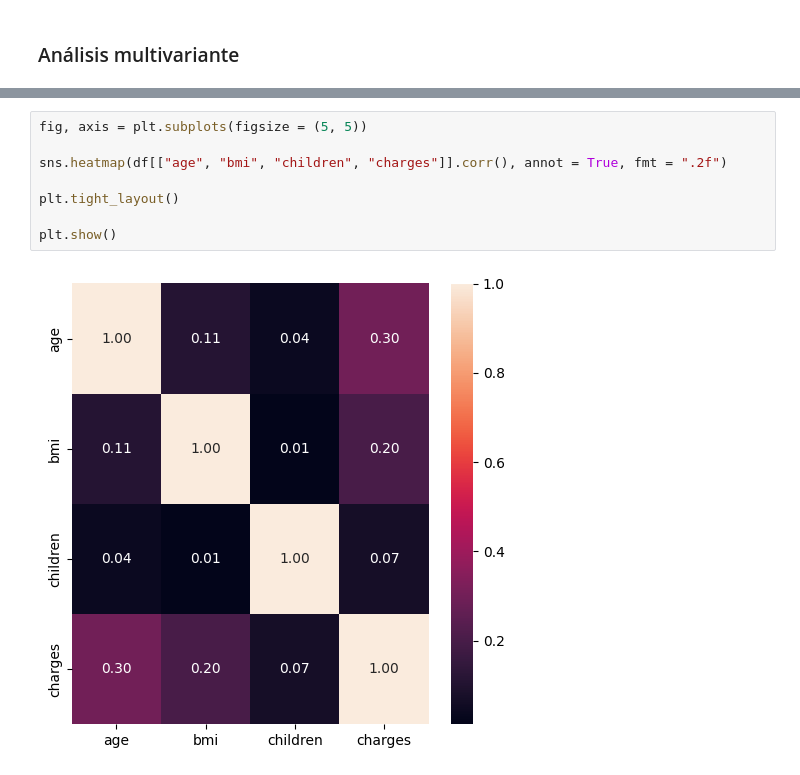
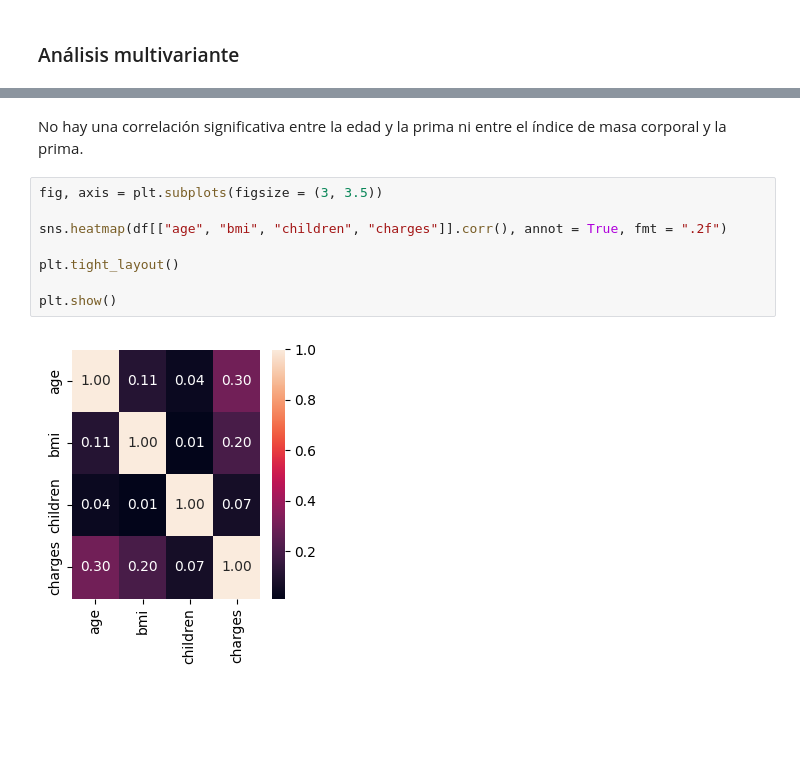
Before and after one commit to 4GeeksAcademy/Tutorial-de-Proyecto-de-Regresi-n-Lineal-VLG, a Jupyter notebook: src/explore.ipynb, the cells around one changed output, grey strips where cells are left out. Cells and saved outputs as stored; diff of their text form; blank space fills up the shorter version.

```diff
--- a/src/explore.ipynb
+++ b/src/explore.ipynb
@@ -171,10 +181,12 @@ plt.show()
+# %% [markdown]
+No hay una correlación significativa entre la edad y la prima ni entre el índice de masa corporal y la prima.
 # %%
-fig, axis = plt.subplots(figsize = (5, 5))
+fig, axis = plt.subplots(figsize = (3, 3.5))
 
 sns.heatmap(df[["age", "bmi", "children", "charges"]].corr(), annot = True, fmt = ".2f")
 
 plt.tight_layout()
 
 plt.show()
 # %% [output]
-[figure, old version]
+[figure, new version]
```
Also changed, not shown: parts of 10 cells of this notebook.
